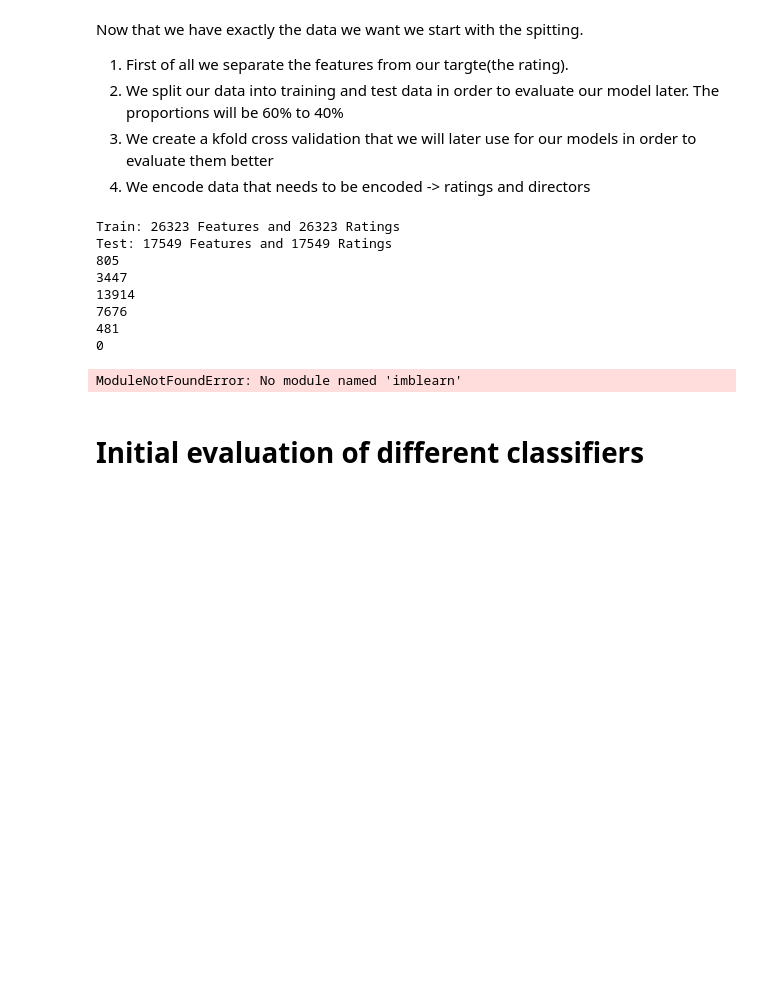
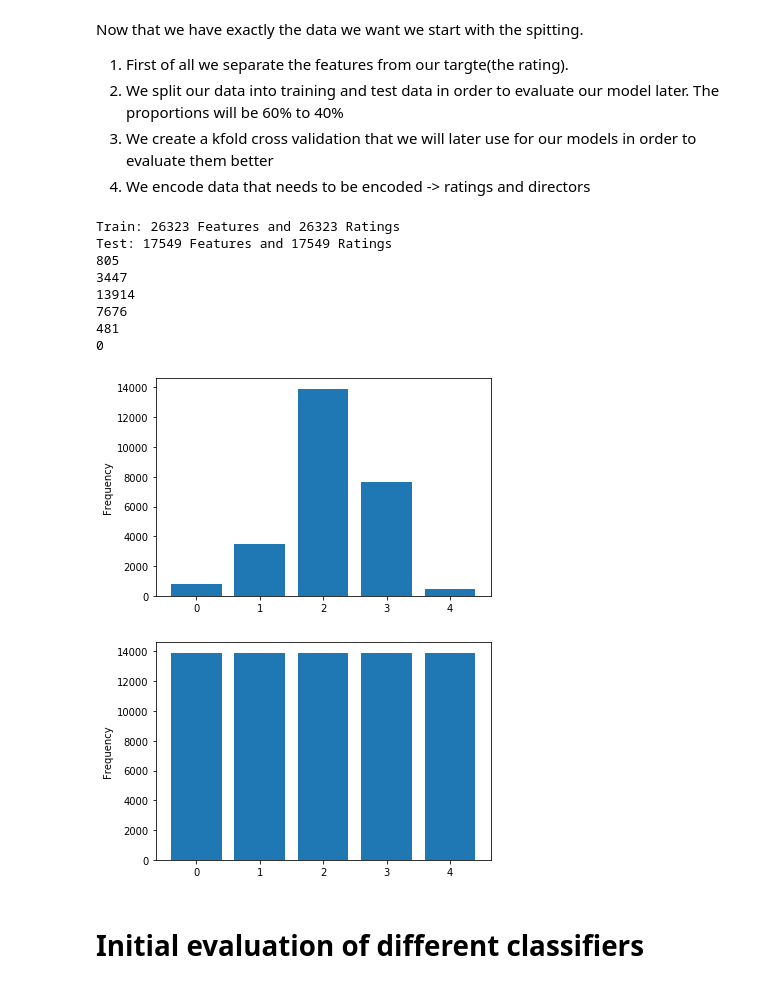
Before and after one commit to janapfeffer/DM_Project_MoviePrediction, a Jupyter notebook: Classification.ipynb, the cells around one changed output. Saved outputs shown, nothing was run; the diff lists cells and outputs as text; code cells hidden in the pictures; blank space fills up the shorter version.

```diff
--- a/Classification.ipynb
+++ b/Classification.ipynb
@@ -148,63 +148,60 @@ Now that we have exactly the data we want we start with the spitting.
 stratified_10_fold_cv = StratifiedKFold(n_splits=10, shuffle=True, random_state=42)
 
 # separate features and target variable
 rating = df_movies['Rating_Label'] # weight
 features = df_movies.drop(columns=['Rating_Label'])
 
 # encode labels
 lab_enc = LabelEncoder()
 rating = lab_enc.fit_transform(rating)
 features["director"] = features["director"].astype(str)
 features["director"] = lab_enc.fit_transform(features["director"])
 
 # create a train/test split
 features_train, features_test, rating_train, rating_test = train_test_split(features, rating, test_size=0.4, random_state=42, stratify=rating )
 
 print("Train: " + str(len(features_train)) + " Features and " + str(len(rating_train)) + " Ratings")
 print("Test: " + str(len(features_test)) + " Features and " + str(len(rating_test)) + " Ratings")
 
-# balance training data
-class0_df = rating_train[rating_train == 0]
-print(class0_df.size)
-class1_df = rating_train[rating_train == 1]
-print(class1_df.size)
-class2_df = rating_train[rating_train == 2]
-print(len(class2_df))
-class3_df = rating_train[rating_train == 3]
-print(class3_df.size)
-class4_df = rating_train[rating_train == 4]
-print(class4_df.size)
-class5_df = rating_train[rating_train == 5]
-print(class5_df.size)
+class_dist = pd.Series(rating_train).value_counts()
+plt.bar(class_dist.index, class_dist)
+plt.ylabel("Frequency")
+plt.show()
 
-from imblearn.under_sampling import TomekLinks
-tl = TomekLinks(return_indices=True, ratio='majority')
-features_train, rating_train, id_tl = tl.fit_sample(features_train, rating_train)
+# from imblearn.under_sampling import RandomUnderSampler
+
+# sampler = RandomUnderSampler()
+# features_balanced_train, rating_balanced_train = sampler.fit_resample(features_train, rating_train)
+
+# class_dist = pd.Series(rating_balanced_train).value_counts()
+# plt.bar(class_dist.index, class_dist)
+# plt.ylabel("Frequency")
+# plt.show()
 
 
-# balance training data
-class0_df = rating_train[rating_train == 0]
-print(class0_df.size)
-class1_df = rating_train[rating_train == 1]
-print(class1_df.size)
-class2_df = rating_train[rating_train == 2]
-print(len(class2_df))
-class3_df = rating_train[rating_train == 3]
-print(class3_df.size)
-class4_df = rating_train[rating_train == 4]
-print(class4_df.size)
-class5_df = rating_train[rating_train == 5]
-print(class5_df.size)
+from imblearn.over_sampling import RandomOverSampler
+
+sampler = RandomOverSampler()
+features_balanced_train, rating_balanced_train = sampler.fit_resample(features_train, rating_train)
+
+class_dist = pd.Series(rating_balanced_train).value_counts()
+plt.bar(class_dist.index, class_dist)
+plt.ylabel("Frequency")
+plt.show()
+
+features_train = features_balanced_train
+rating_train = rating_balanced_train
 # %% [output]
 Train: 26323 Features and 26323 Ratings
 Test: 17549 Features and 17549 Ratings
 805
 3447
 13914
 7676
 481
 0
-ModuleNotFoundError: No module named 'imblearn'
+[figure, added]
+[figure, added]
 # %% [markdown]
 # Initial evaluation of different classifiers
 # %%
```
Also changed, not shown: parts of 14 cells of this notebook.
